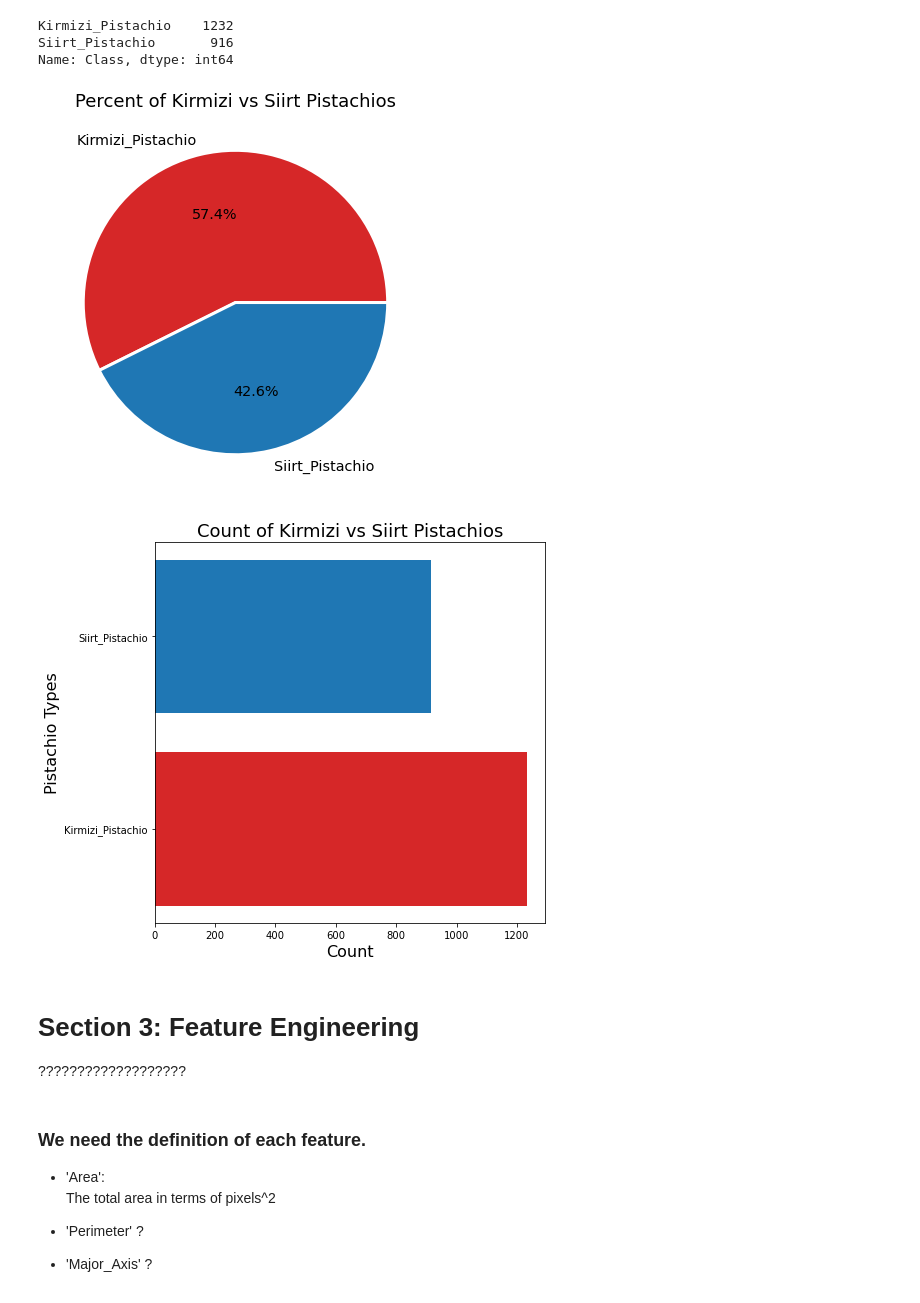
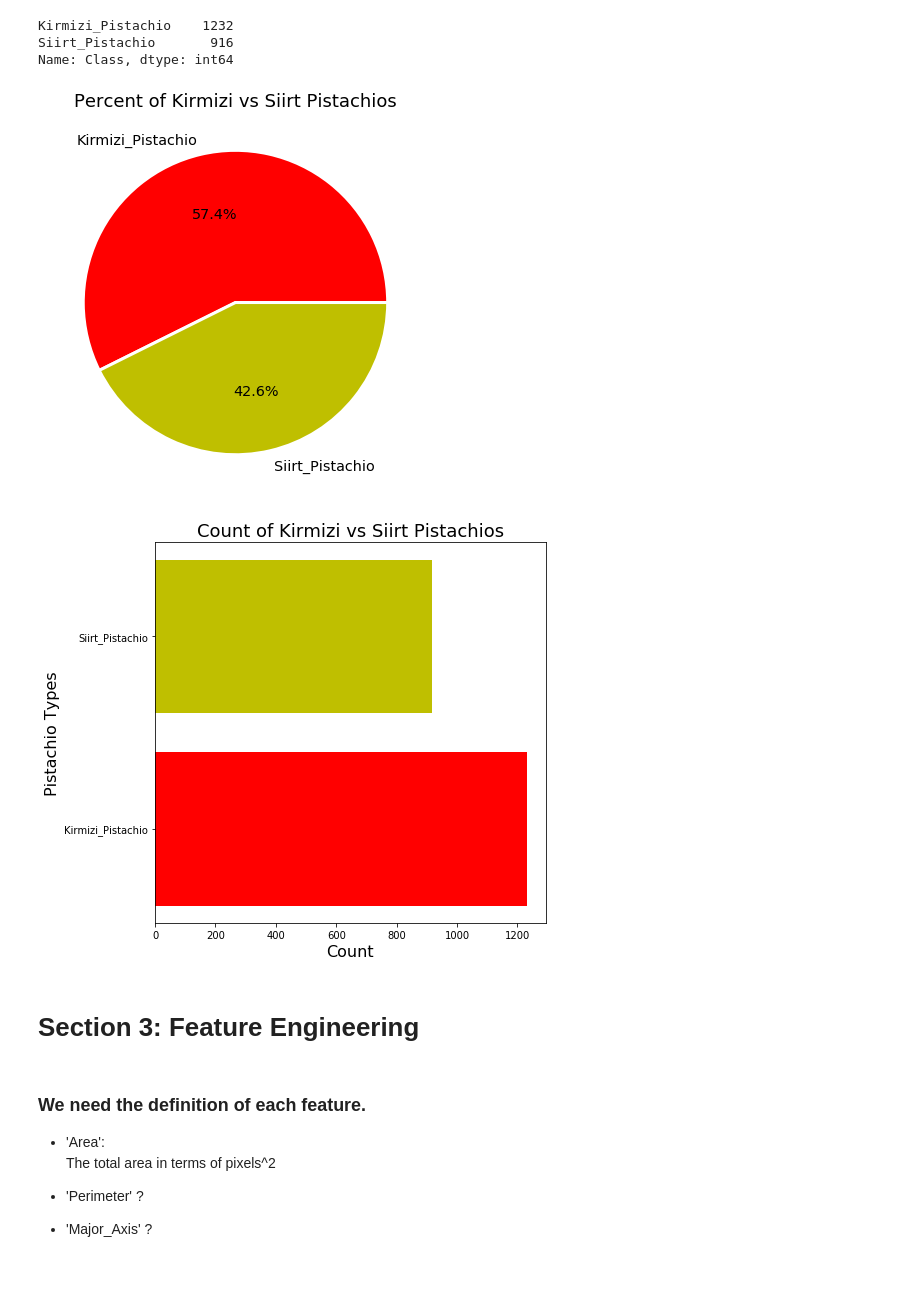
Before and after one commit to muhammedizol/csi4106, a Jupyter notebook: CSI 4106 Project 1.ipynb, the cells around one changed output. Cells and saved outputs as stored; diff of their text form; code cells hidden in the pictures.

```diff
--- a/CSI 4106 Project 1.ipynb
+++ b/CSI 4106 Project 1.ipynb
@@ -188,23 +174,23 @@ Name: Class, dtype: int64
 # %%
 fig, pie_chart = plt.subplots(figsize=(7, 7))
 pistachio_labels = df['Class'].unique()
 pistachio_counts = df['Class'].value_counts()
-colours = ['tab:red', 'tab:blue']
+colours = ['r', 'y']
 
 pie_chart.pie(pistachio_counts, labels = pistachio_labels, colors = colours, autopct='%.1f%%',
     wedgeprops={'linewidth': 3.0, 'edgecolor': 'white'},
     textprops={'size': 'x-large'})
 
 pie_chart.set_title('Percent of Kirmizi vs Siirt Pistachios', fontsize=18)
 plt.show()
 # %% [output]
-[figure, old version]
+[figure, new version]
 # %%
 fig, bar_graph = plt.subplots(figsize=(7,7))
 
 pistachio_labels = df['Class'].unique()
 pistachio_counts = df['Class'].value_counts()
-colours = ['tab:red', 'tab:blue']
+colours = ['r', 'y']
 
 bar_graph.barh(pistachio_labels, pistachio_counts, label = pistachio_labels, color = colours)
 
@@ -213,12 +199,9 @@ bar_graph.set_xlabel('Count', fontsize=16)
 bar_graph.set_title('Count of Kirmizi vs Siirt Pistachios', fontsize=18)
 plt.show()
 # %% [output]
-[figure, old version]
+[figure, new version]
 # %% [markdown]
 # Section 3: Feature Engineering
-
-
-???????????????????
 # %% [markdown]
 ### We need the definition of each feature.
 
```
Also changed, not shown: parts of 32 cells of this notebook.
